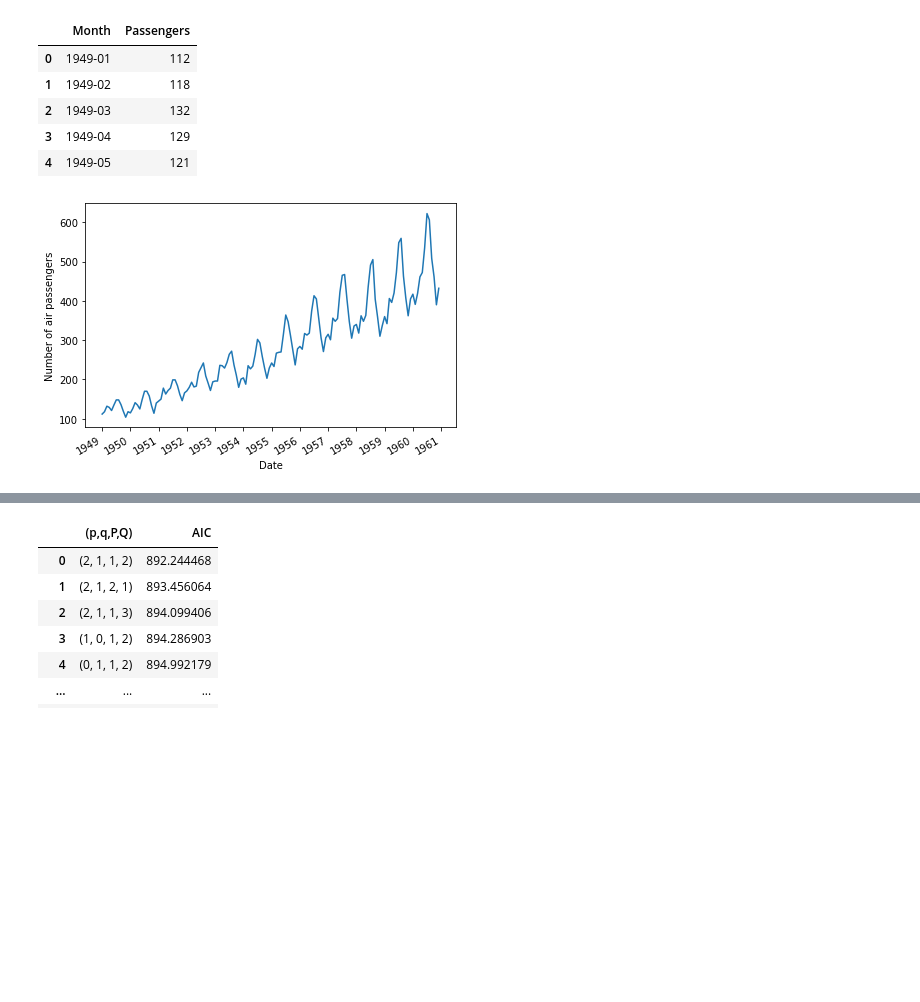
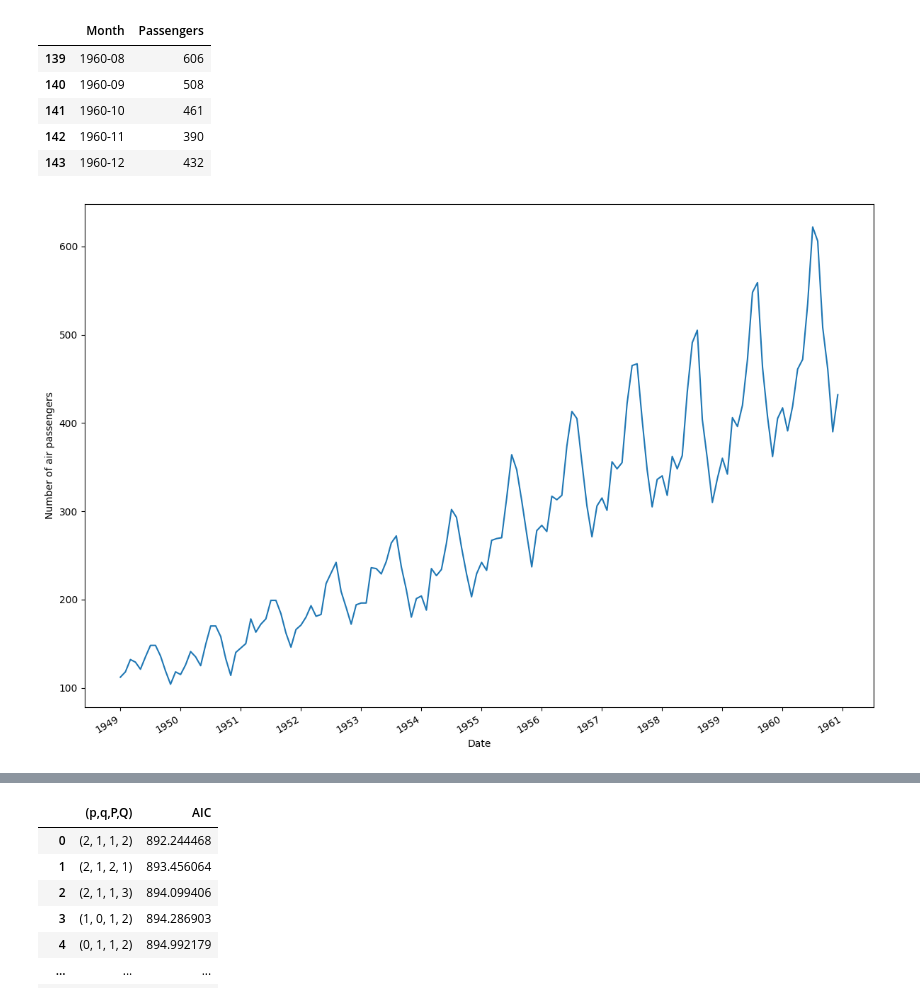
Before and after one commit to waelrash1/forecastingmodelsPY, a Jupyter notebook: CH08/CH08.ipynb, the cells around one changed output, grey strips where cells are left out. Cells and saved outputs as stored; diff of their text form; code cells hidden in the pictures; blank space fills up the shorter version.

```diff
--- a/CH08/CH08.ipynb
+++ b/CH08/CH08.ipynb
@@ -22,28 +62,34 @@ warnings.filterwarnings('ignore')
 
 %matplotlib inline
 # %%
-df = pd.read_csv('../data/air-passengers.csv')
+
+
+data_url='https://raw.githubusercontent.com/waelrash1/timeSeriesPy/master/data/air-passengers.csv'
+
+df = pd.read_csv(data_url)
+
 df.head()
+df.tail()
 # %% [output]
 |  | Month | Passengers |
-| 0 | 1949-01 | 112 |
-| 1 | 1949-02 | 118 |
-| 2 | 1949-03 | 132 |
-| 3 | 1949-04 | 129 |
-| 4 | 1949-05 | 121 |
+| 139 | 1960-08 | 606 |
+| 140 | 1960-09 | 508 |
+| 141 | 1960-10 | 461 |
+| 142 | 1960-11 | 390 |
+| 143 | 1960-12 | 432 |
 # %%
-fig, ax = plt.subplots()
+fig, ax = plt.subplots(figsize=(12,8))
 
 ax.plot(df['Month'], df['Passengers'])
 ax.set_xlabel('Date')
-ax.set_ylabel('Number of air passengers')
+ax.set_ylabel('Number of air passenger s')
 
 plt.xticks(np.arange(0, 145, 12), np.arange(1949, 1962, 1))
 
 fig.autofmt_xdate()
 plt.tight_layout()
 
 plt.savefig('figures/CH08_F01_peixeiro.png', dpi=300)
 # %% [output]
-[figure, old version]
+[figure, new version]
 # %%
```
Also changed, not shown: parts of 23 cells of this notebook, 23 other files.
